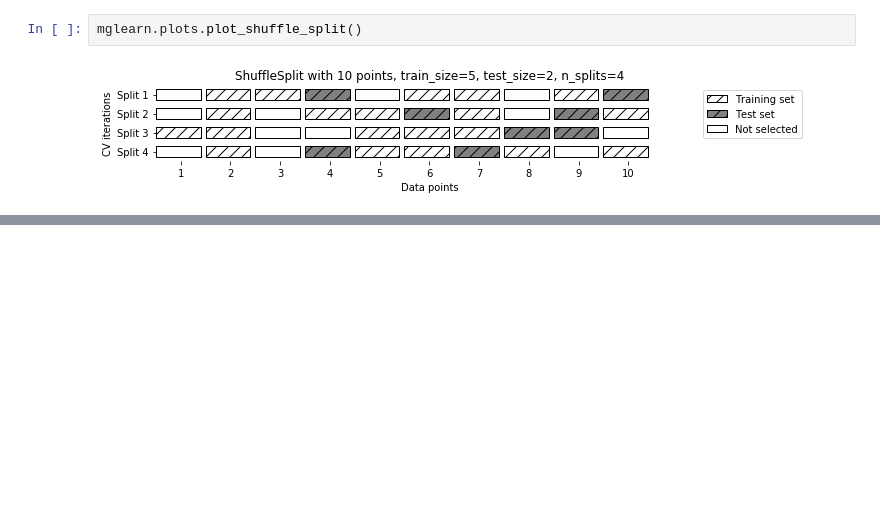
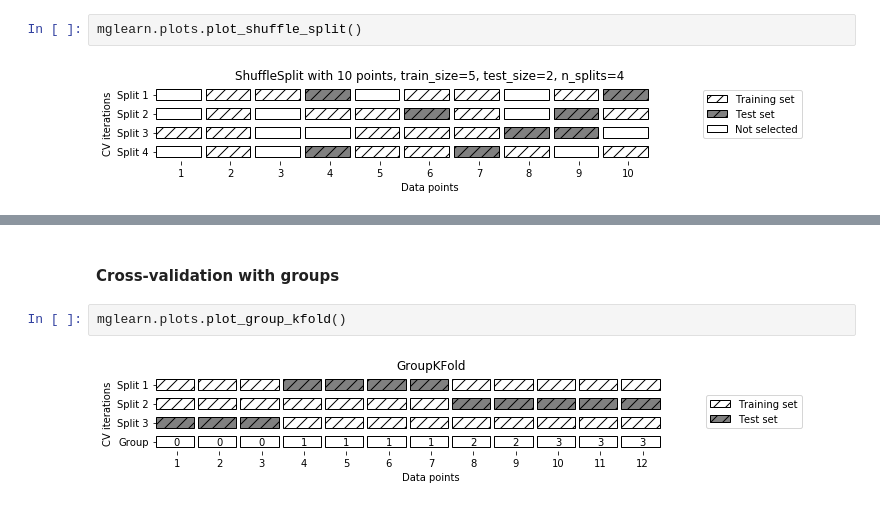
Before and after one commit to geniuschinchillas/Introduction-to-Machine-Learning-with-Python, a Jupyter notebook: Model Evaluation and Improvement¶/Cross-Validation.ipynb, the cells around one changed output, grey strips where cells are left out. Drawn from its saved outputs; the diff is of its cells as text; blank space fills up the shorter version.

```diff
--- a/Model Evaluation and Improvement¶/Cross-Validation.ipynb
+++ b/Model Evaluation and Improvement¶/Cross-Validation.ipynb
@@ -141,0 +142,6 @@ Cross-validation scores:
+# %% [markdown]
+#### Cross-validation with groups
+# %%
+mglearn.plots.plot_group_kfold()
+# %% [output]
+[figure, added]
```
Also changed, not shown: parts of 4 cells of this notebook, 1 other file.
